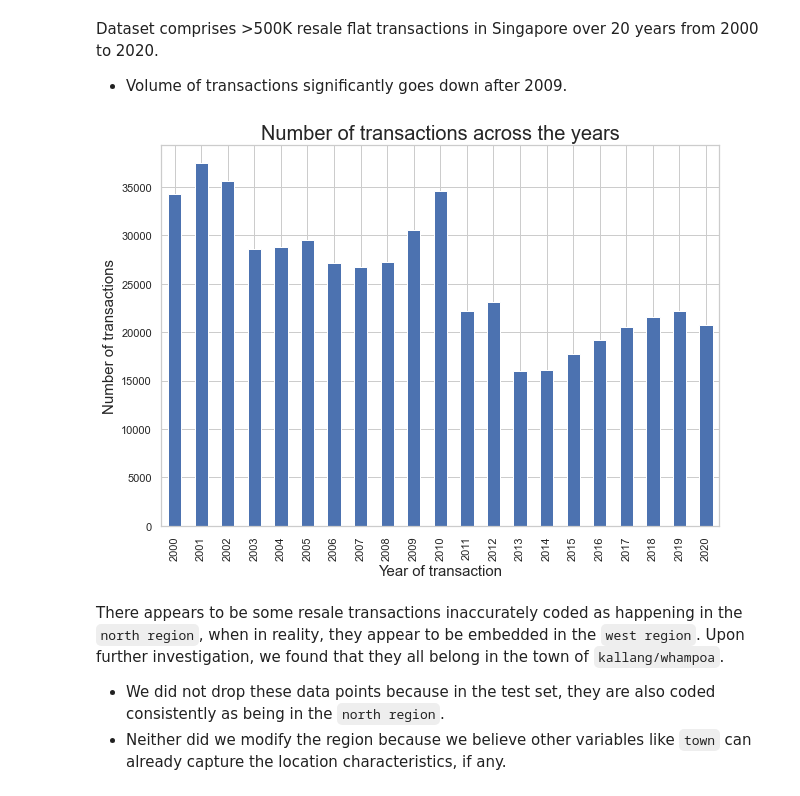
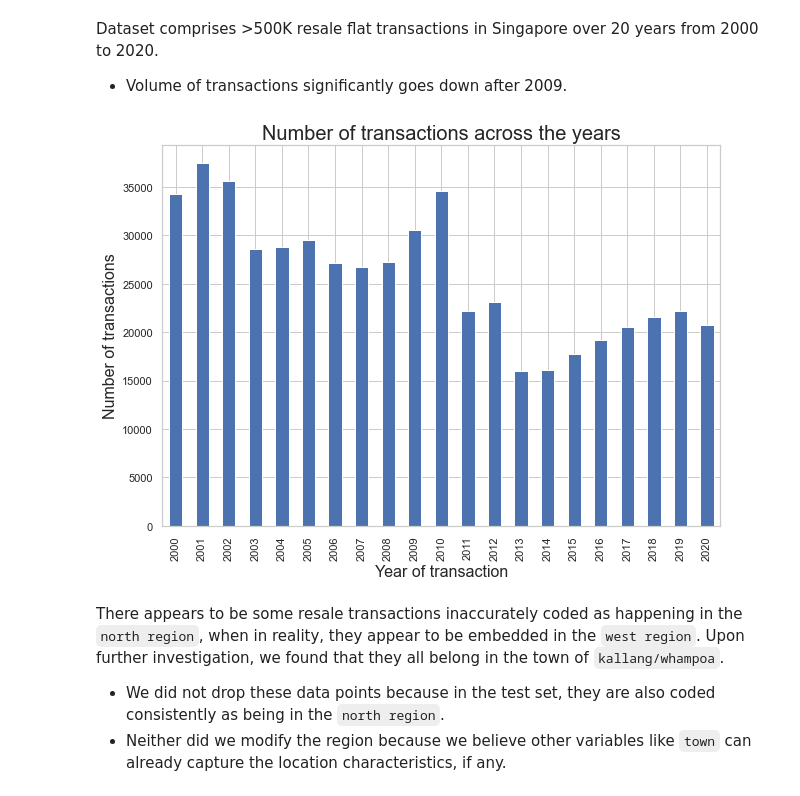
Before and after one commit to loojovi/hdb_resale_prediction, a Jupyter notebook: notebooks/exploratory-data-analysis.ipynb, the cells around one changed output. Saved outputs shown, nothing was run; the diff lists cells and outputs as text; code cells hidden in the pictures.

```diff
--- a/notebooks/Exploratory Data Analysis.ipynb
+++ b/notebooks/exploratory-data-analysis.ipynb
@@ -37,11 +37,11 @@ Dataset comprises >500K resale flat transactions in Singapore over 20 years from
 # %%
 (train.year.value_counts() + test.year.value_counts()).sort_index().plot(kind='bar')
 plt.title('Number of transactions across the years', fontsize=20)
-plt.xlabel('Year of transaction', fontsize=15)
-plt.ylabel('Number of transactions', fontsize=15)
+plt.xlabel('Year of transaction', fontsize=16)
+plt.ylabel('Number of transactions', fontsize=16)
 plt.show()
 # %% [output]
-[figure, old version]
+[figure, new version]
 # %% [markdown]
 There appears to be some resale transactions inaccurately coded as happening in the `north region`, when in reality, they appear to be embedded in the `west region`. Upon further investigation, we found that they all belong in the town of `kallang/whampoa`.
 - We did not drop these data points because in the test set, they are also coded consistently as being in the `north region`.
```
Also changed, not shown: parts of 3 cells of this notebook, 3 other files.
